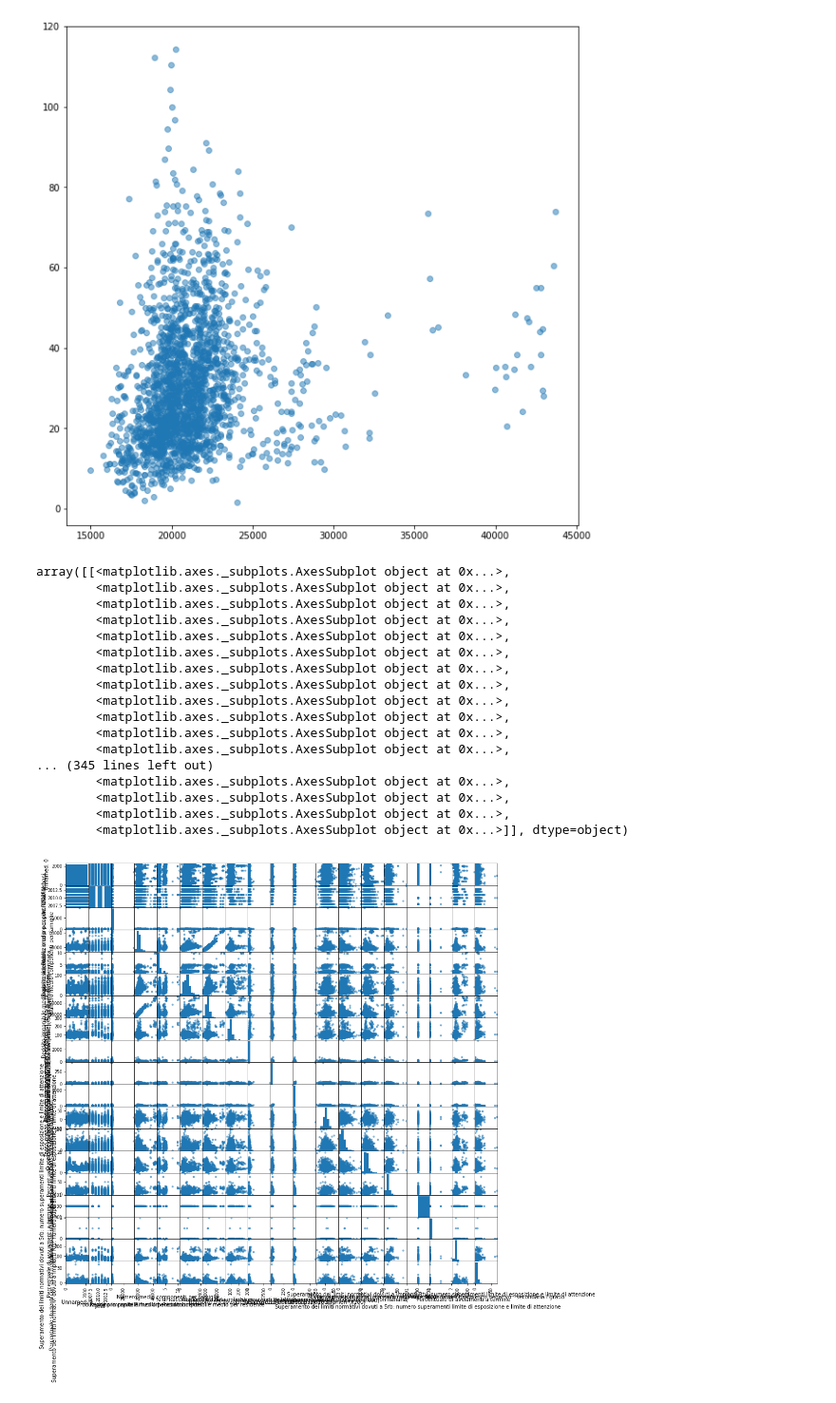
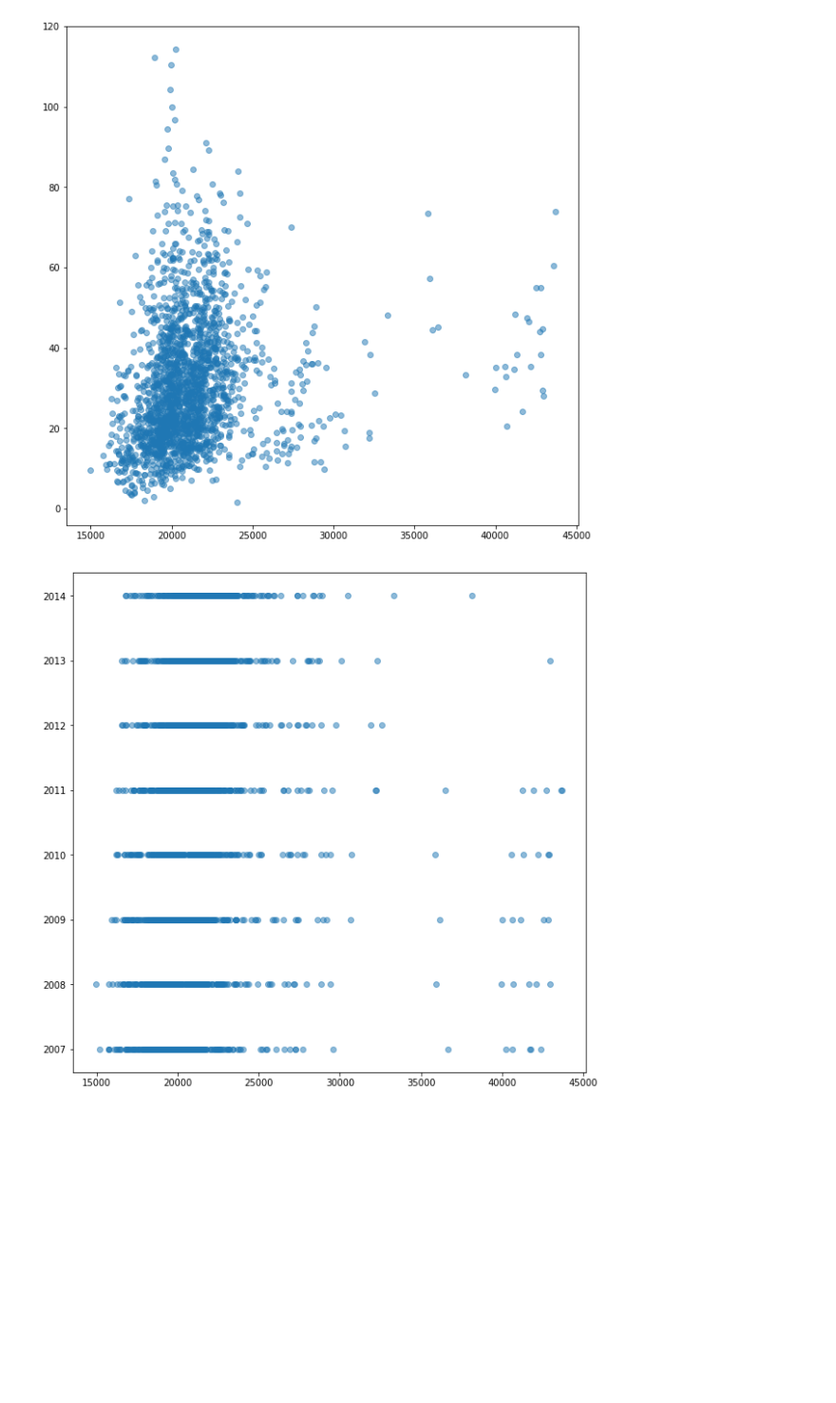
Before and after one commit to tropiano/sandrina, a Jupyter notebook: notebooks/salute/1 - Salute - Analysis.ipynb, the cells around one changed output. Shown at 95% size. Cells and saved outputs as stored; diff of their text form; code cells hidden in the pictures; blank space fills up the shorter version.

```diff
--- a/notebooks/salute/1 - Salute - Analysis.ipynb
+++ b/notebooks/salute/1 - Salute - Analysis.ipynb
@@ -131,24 +140,10 @@ plt.scatter(df_new["Reddito imponibile medio per contribuente"],df_new["Tasso gr
 plt.show()
 # %% [output]
 [figure]
-# %%
-scatter_matrix(df,figsize=(15,15))
-# %% [output]
-array([[<matplotlib.axes._subplots.AxesSubplot object at 0x...>,
-        <matplotlib.axes._subplots.AxesSubplot object at 0x...>,
-        <matplotlib.axes._subplots.AxesSubplot object at 0x...>,
-        <matplotlib.axes._subplots.AxesSubplot object at 0x...>,
-        <matplotlib.axes._subplots.AxesSubplot object at 0x...>,
-        <matplotlib.axes._subplots.AxesSubplot object at 0x...>,
-        <matplotlib.axes._subplots.AxesSubplot object at 0x...>,
-        <matplotlib.axes._subplots.AxesSubplot object at 0x...>,
-        <matplotlib.axes._subplots.AxesSubplot object at 0x...>,
-        <matplotlib.axes._subplots.AxesSubplot object at 0x...>,
-        <matplotlib.axes._subplots.AxesSubplot object at 0x...>,
-        <matplotlib.axes._subplots.AxesSubplot object at 0x...>,
-... (345 lines left out)
-        <matplotlib.axes._subplots.AxesSubplot object at 0x...>,
-        <matplotlib.axes._subplots.AxesSubplot object at 0x...>,
-        <matplotlib.axes._subplots.AxesSubplot object at 0x...>,
-        <matplotlib.axes._subplots.AxesSubplot object at 0x...>]], dtype=object)
-[figure, removed]
+# %%
+plt.figure(figsize=(10,10))
+#df_new = df[df["Tasso grezzo di disoccupazione (x100)"]<100]
+plt.scatter(df["Reddito imponibile medio per contribuente"],df["year"],alpha=0.5)
+plt.show()
+# %% [output]
+[figure, added]
```
Also changed, not shown: parts of 9 cells of this notebook.
